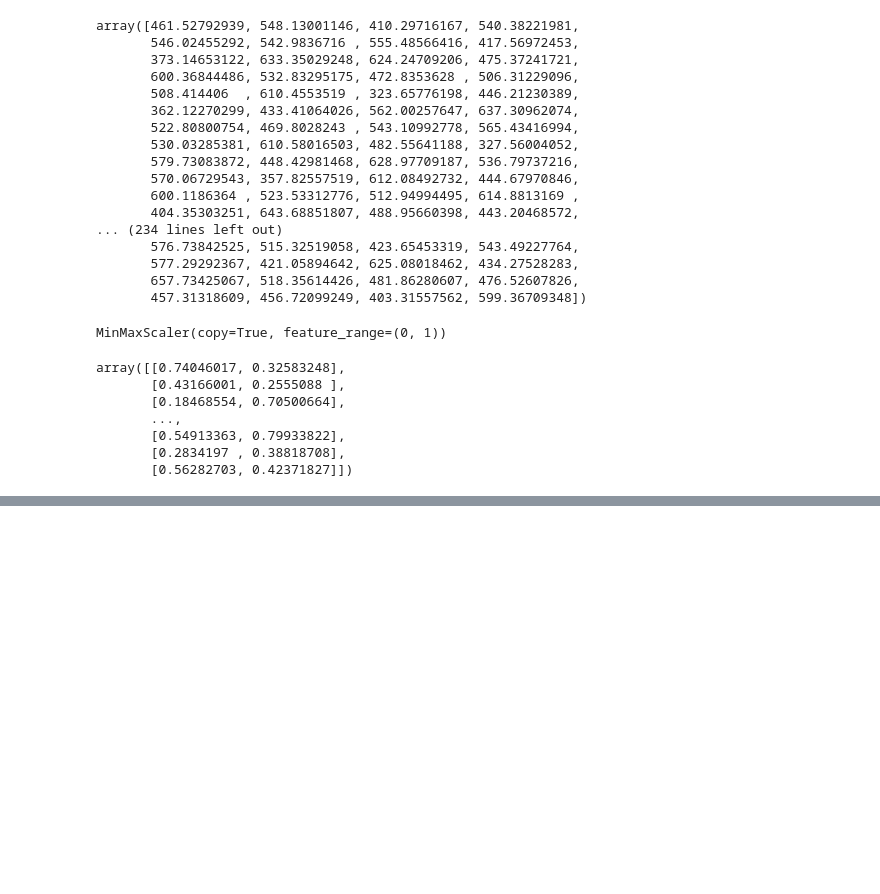
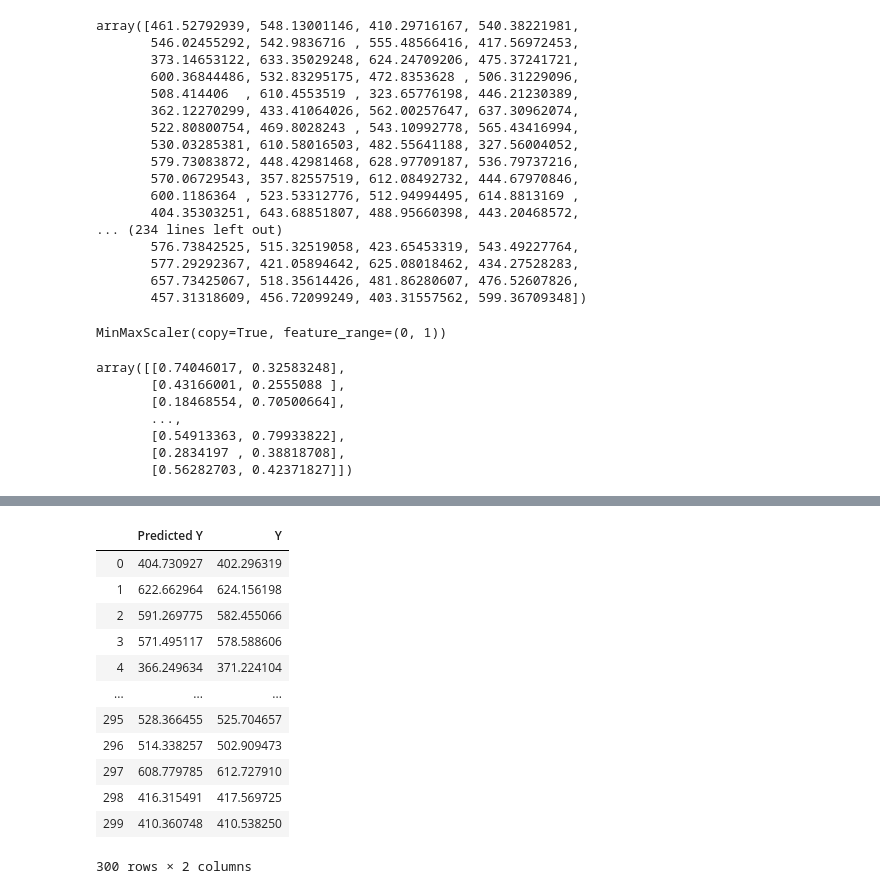
Before and after one commit to jaydbendre/deepLearning, a Jupyter notebook: keras/keras_1.ipynb, the cells around one changed output, grey strips where cells are left out. Cells and saved outputs as stored; diff of their text form; code cells hidden in the pictures; blank space fills up the shorter version.

```diff
--- a/keras/keras_1.ipynb
+++ b/keras/keras_1.ipynb
@@ -126,0 +150,16 @@ pred = model.predict(X_test)
+# %%
+pred_df
+# %% [output]
+|  | Predicted Y | Y |
+| 0 | 404.730927 | 402.296319 |
+| 1 | 622.662964 | 624.156198 |
+| 2 | 591.269775 | 582.455066 |
+| 3 | 571.495117 | 578.588606 |
+| 4 | 366.249634 | 371.224104 |
+| ... | ... | ... |
+| 295 | 528.366455 | 525.704657 |
+| 296 | 514.338257 | 502.909473 |
+| 297 | 608.779785 | 612.727910 |
+| 298 | 416.315491 | 417.569725 |
+| 299 | 410.360748 | 410.538250 |
+300 rows × 2 columns
```
Also changed, not shown: parts of 17 cells of this notebook, 2 other files.
